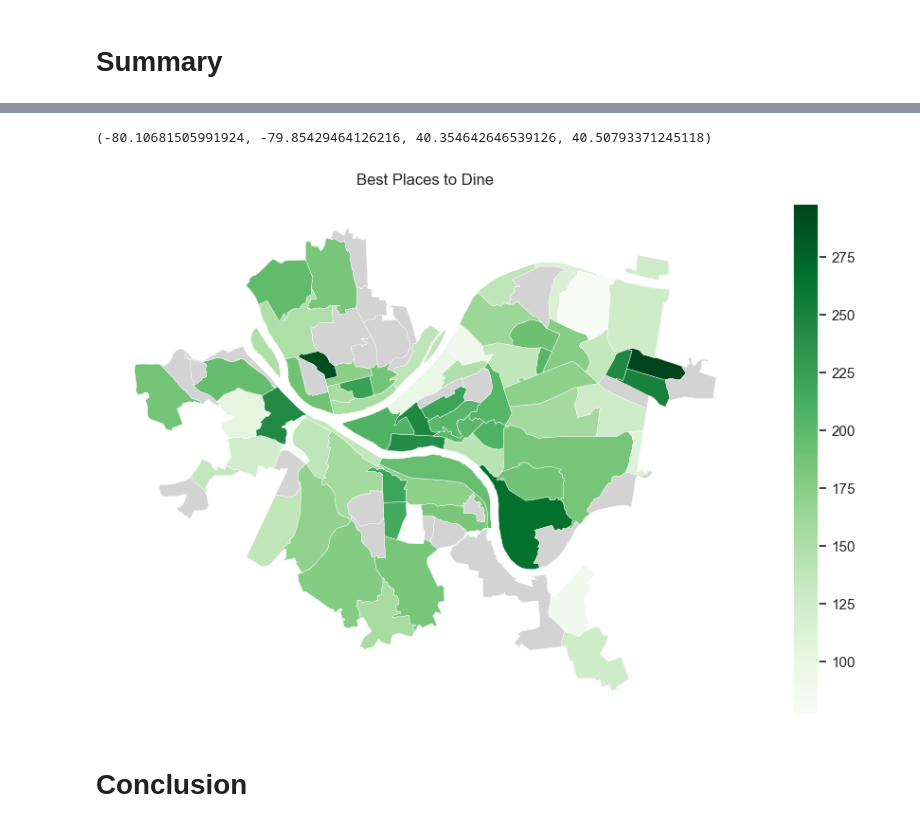
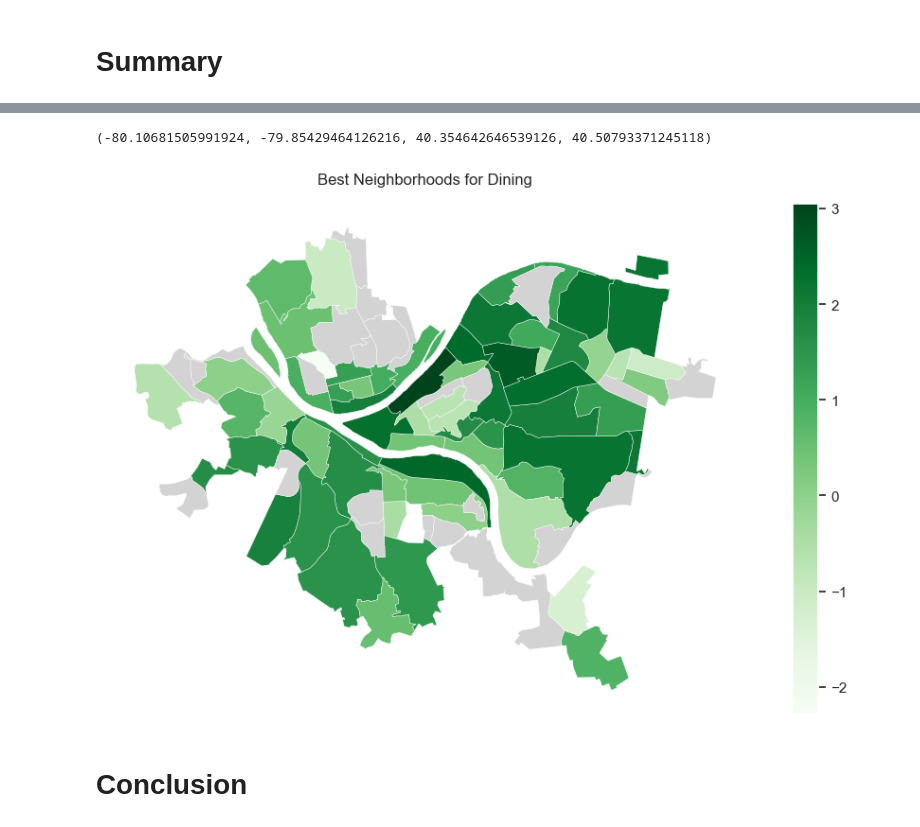
Before and after one commit to Bejofo/CMPINFO_0010_Final_Project, a Jupyter notebook: notebooks/summary.ipynb, the cells around one changed output, grey strips where cells are left out. Drawn from its saved outputs; the diff is of its cells as text; code cells hidden in the pictures.

```diff
--- a/notebooks/summary.ipynb
+++ b/notebooks/summary.ipynb
@@ -757,7 +735,0 @@ is always a bad thing.
-# %%
-all_metrics['rating']*=-1
-all_metrics["count"] *= -1
-# %%
-pandas.set_option('display.float_format', '{:.1f}'.format)
-rankings = all_metrics.rank()
-rankings
@@ -780,0 +738,12 @@ lets sum all the colums and sort them, remember high numbers are good.
+# %%
+median_rating = all_metrics["rating"].median()
+all_metrics["rating"] = all_metrics["rating"].apply(lambda x: 2 * x / median_rating)
+median_violations = all_metrics["violations_avg"].median()
+all_metrics["violations_avg"] = all_metrics["violations_avg"].apply(lambda x: -x / median_violations)
+median_count = all_metrics["count"].median()
+all_metrics["count"] = all_metrics["count"].apply(lambda x: 2 * math.log10(x / median_count))
+median_fire_incidents = all_metrics["fire_incidents"].median()
+all_metrics["fire_incidents"] = all_metrics["fire_incidents"].apply(lambda x: -math.log10((x + 5) / median_fire_incidents))
+median_police_incidents = all_metrics["police_incidents"].median()
+all_metrics["police_incidents"] = all_metrics["police_incidents"].apply(lambda x: -math.log10((x + 5) / median_police_incidents))
+all_metrics.head()
@@ -792,12 +768,19 @@ Text(0, 0.5, 'Neighborhood')
 # %%
-map = generate_map(final_scores.reset_index(level=0).rename(columns={0:'dining_value'}),'dining_value')
+import os
+
+# since pandas is dumb and won't let you do a replace after using groupby
+all_metrics.sum(axis=1).to_csv("scores.csv")
+temp_count = pandas.read_csv("scores.csv").replace(geojson_alias).rename(columns={"0": "score"})
+os.remove("scores.csv")
+
+map = generate_map(temp_count, "score")
 fig, ax = pyplot.subplots(figsize=(13, 7))
-map.plot(ax=ax, column="dining_value", legend=True, cmap="Greens", linewidth=0.3, missing_kwds={"color": "lightgrey"})
-pyplot.title("Best Places to Dine", pad=15)
+map.plot(ax=ax, column="score", legend=True, cmap="Greens", linewidth=0.3, missing_kwds={"color": "lightgrey"})
+pyplot.title("Best Neighborhoods for Dining", pad=15)
 pyplot.axis("off")
 # %% [output]
 (-80.10681505991924, -79.85429464126216, 40.354642646539126, 40.50793371245118)
-[figure, old version]
+[figure, new version]
 # %% [markdown]
 # Conclusion
 # %% [markdown]
```
Also changed, not shown: parts of 13 cells of this notebook.
